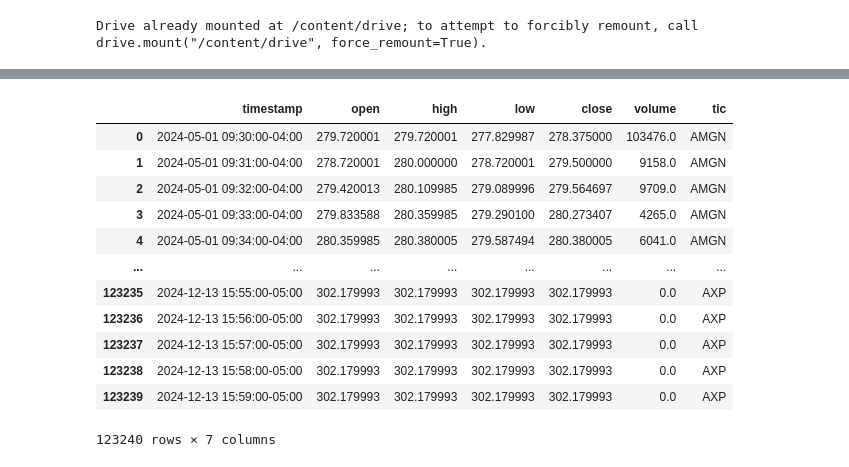
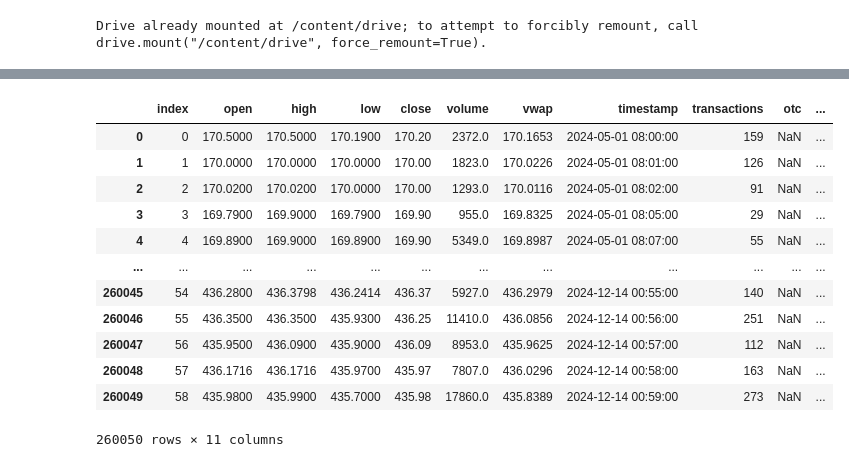
Before and after one commit to SvenTern/algotrade, a Jupyter notebook: test_dollar_bars.ipynb, the cells around one changed output, grey strips where cells are left out. Cells and saved outputs as stored; diff of their text form; code cells hidden in the pictures.

```diff
--- a/test_dollar_bars.ipynb
+++ b/test_dollar_bars.ipynb
@@ -810,17 +857,16 @@ Data clean for AXP is finished.
-# %%
-len(df_clean['tic'].unique())
-df_clean
-# %% [output]
-|  | timestamp | open | high | low | close | volume | tic |
-| 0 | 2024-05-01 09:30:00-04:00 | 279.720001 | 279.720001 | 277.829987 | 278.375000 | 103476.0 | AMGN |
-| 1 | 2024-05-01 09:31:00-04:00 | 278.720001 | 280.000000 | 278.720001 | 279.500000 | 9158.0 | AMGN |
-| 2 | 2024-05-01 09:32:00-04:00 | 279.420013 | 280.109985 | 279.089996 | 279.564697 | 9709.0 | AMGN |
-| 3 | 2024-05-01 09:33:00-04:00 | 279.833588 | 280.359985 | 279.290100 | 280.273407 | 4265.0 | AMGN |
-| 4 | 2024-05-01 09:34:00-04:00 | 280.359985 | 280.380005 | 279.587494 | 280.380005 | 6041.0 | AMGN |
-| ... | ... | ... | ... | ... | ... | ... | ... |
-| 123235 | 2024-12-13 15:55:00-05:00 | 302.179993 | 302.179993 | 302.179993 | 302.179993 | 0.0 | AXP |
-| 123236 | 2024-12-13 15:56:00-05:00 | 302.179993 | 302.179993 | 302.179993 | 302.179993 | 0.0 | AXP |
-| 123237 | 2024-12-13 15:57:00-05:00 | 302.179993 | 302.179993 | 302.179993 | 302.179993 | 0.0 | AXP |
-| 123238 | 2024-12-13 15:58:00-05:00 | 302.179993 | 302.179993 | 302.179993 | 302.179993 | 0.0 | AXP |
-| 123239 | 2024-12-13 15:59:00-05:00 | 302.179993 | 302.179993 | 302.179993 | 302.179993 | 0.0 | AXP |
-123240 rows × 7 columns
+# %%
+df
+# %% [output]
+|  | index | open | high | low | close | volume | vwap | timestamp | transactions | otc | ... |
+| 0 | 0 | 170.5000 | 170.5000 | 170.1900 | 170.20 | 2372.0 | 170.1653 | 2024-05-01 08:00:00 | 159 | NaN | ... |
+| 1 | 1 | 170.0000 | 170.0000 | 170.0000 | 170.00 | 1823.0 | 170.0226 | 2024-05-01 08:01:00 | 126 | NaN | ... |
+| 2 | 2 | 170.0200 | 170.0200 | 170.0000 | 170.00 | 1293.0 | 170.0116 | 2024-05-01 08:02:00 | 91 | NaN | ... |
+| 3 | 3 | 169.7900 | 169.9000 | 169.7900 | 169.90 | 955.0 | 169.8325 | 2024-05-01 08:05:00 | 29 | NaN | ... |
+| 4 | 4 | 169.8900 | 169.9000 | 169.8900 | 169.90 | 5349.0 | 169.8987 | 2024-05-01 08:07:00 | 55 | NaN | ... |
+| ... | ... | ... | ... | ... | ... | ... | ... | ... | ... | ... | ... |
+| 260045 | 54 | 436.2800 | 436.3798 | 436.2414 | 436.37 | 5927.0 | 436.2979 | 2024-12-14 00:55:00 | 140 | NaN | ... |
+| 260046 | 55 | 436.3500 | 436.3500 | 435.9300 | 436.25 | 11410.0 | 436.0856 | 2024-12-14 00:56:00 | 251 | NaN | ... |
+| 260047 | 56 | 435.9500 | 436.0900 | 435.9000 | 436.09 | 8953.0 | 435.9625 | 2024-12-14 00:57:00 | 112 | NaN | ... |
+| 260048 | 57 | 436.1716 | 436.1716 | 435.9700 | 435.97 | 7807.0 | 436.0296 | 2024-12-14 00:58:00 | 163 | NaN | ... |
+| 260049 | 58 | 435.9800 | 435.9900 | 435.7000 | 435.98 | 17860.0 | 435.8389 | 2024-12-14 00:59:00 | 273 | NaN | ... |
+260050 rows × 11 columns
```
Also changed, not shown: parts of 13 cells of this notebook.
